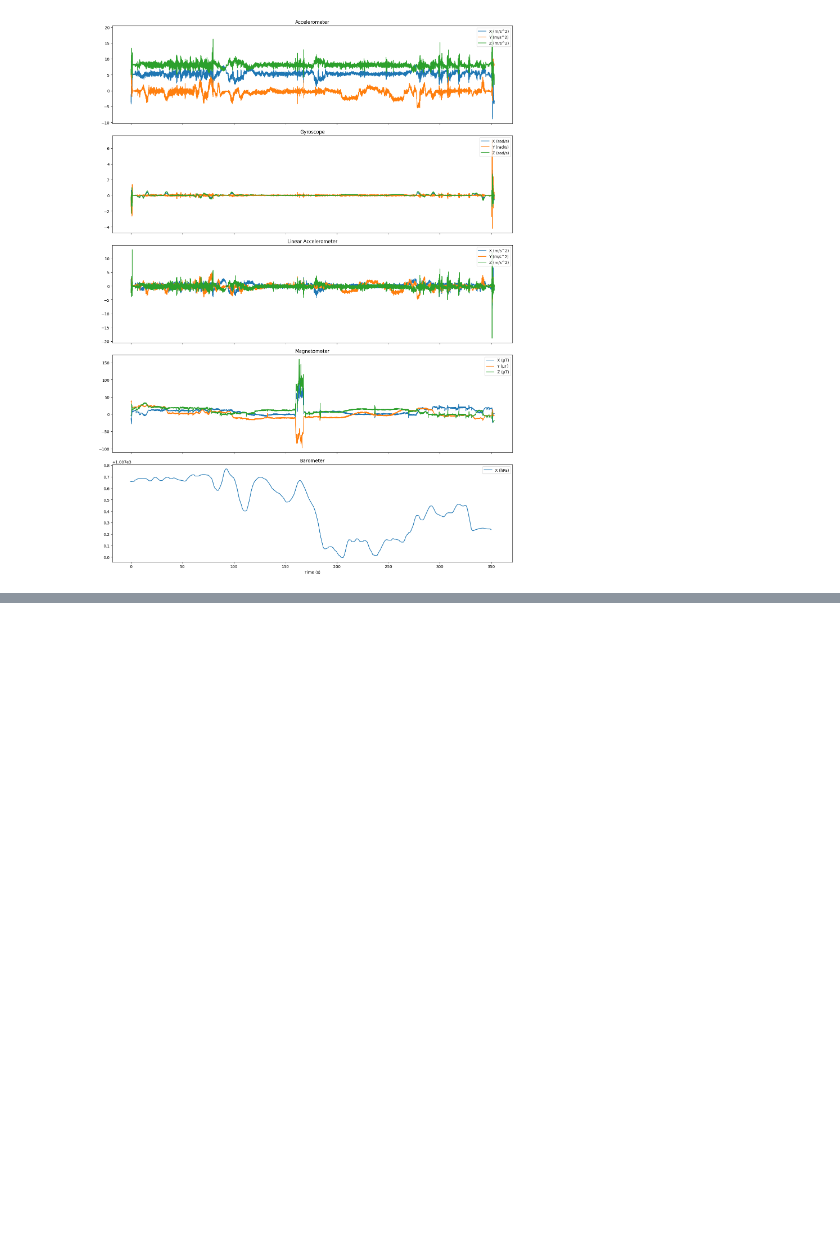
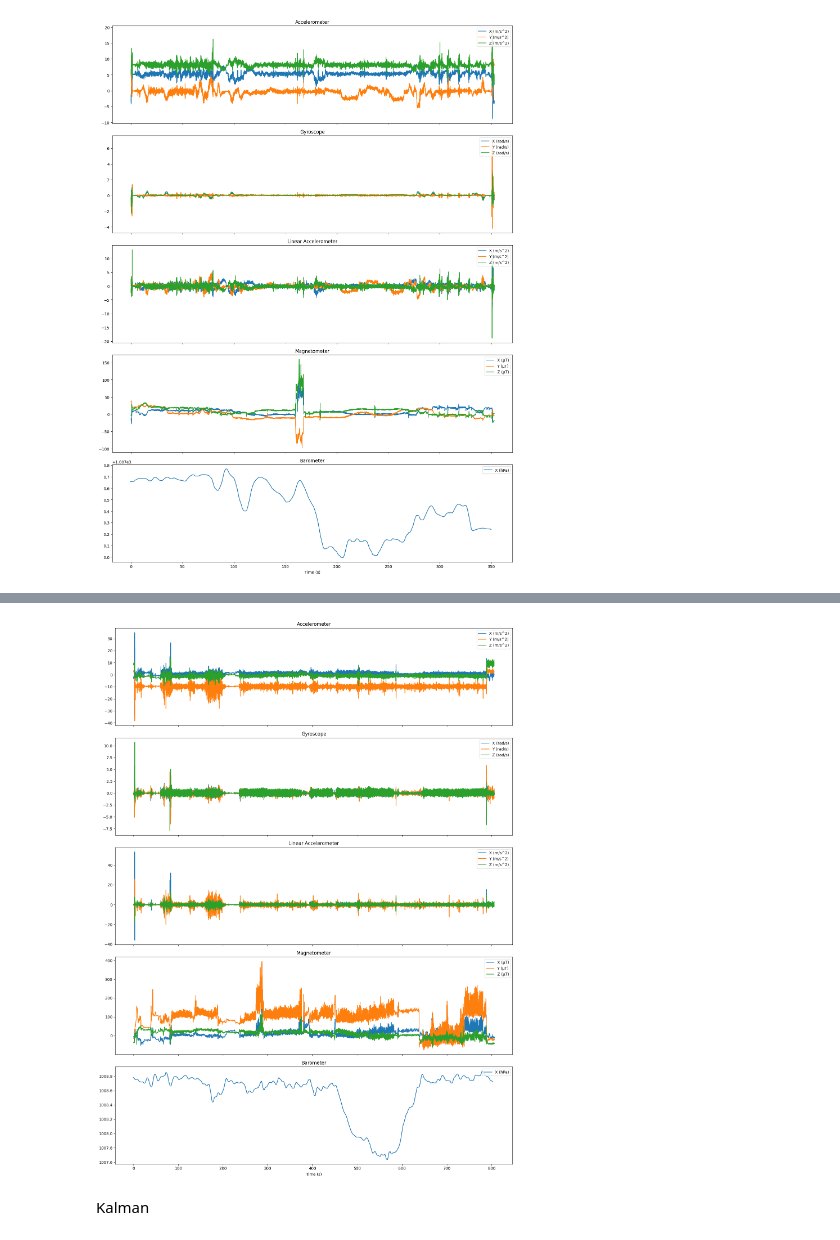
Before and after one commit to PuckVoorham/ML4QS-project, a Jupyter notebook: notebooks/EDA_experiment_joris.ipynb, the cells around one changed output, grey strips where cells are left out. Saved outputs shown, nothing was run; the diff lists cells and outputs as text; code cells hidden in the pictures; blank space fills up the shorter version.

Commit message:
Kalman

```diff
--- a/notebooks/EDA_experiment_joris.ipynb
+++ b/notebooks/EDA_experiment_joris.ipynb
@@ -119,0 +99,23 @@ plt.show()
+# %%
+fiets_accelerometer_df = pd.read_csv(r"C:\Users\jdrij\OneDrive\Bureaublad\Master\ML_Github\ML4QS-project\data\experiment_2_fietsen_puck\Accelerometer.csv")
+fiets_barometer_df = pd.read_csv(r"C:\Users\jdrij\OneDrive\Bureaublad\Master\ML_Github\ML4QS-project\data\experiment_2_fietsen_puck\Barometer.csv")
+fiets_gyroscope_df = pd.read_csv(r"C:\Users\jdrij\OneDrive\Bureaublad\Master\ML_Github\ML4QS-project\data\experiment_2_fietsen_puck\Gyroscope.csv")
+fiets_linear_accelerometer_df = pd.read_csv(r"C:\Users\jdrij\OneDrive\Bureaublad\Master\ML_Github\ML4QS-project\data\experiment_2_fietsen_puck\Linear Accelerometer.csv")
+fiets_location_df = pd.read_csv(r"C:\Users\jdrij\OneDrive\Bureaublad\Master\ML_Github\ML4QS-project\data\experiment_2_fietsen_puck\Location.csv")
+fiets_magnetometer_df = pd.read_csv(r"C:\Users\jdrij\OneDrive\Bureaublad\Master\ML_Github\ML4QS-project\data\experiment_2_fietsen_puck\Magnetometer.csv")
+fiets_proximity_df = pd.read_csv(r"C:\Users\jdrij\OneDrive\Bureaublad\Master\ML_Github\ML4QS-project\data\experiment_2_fietsen_puck\Proximity.csv")
+# %%
+sensor_data_dict_fietsen = {
+    "Accelerometer": fiets_accelerometer_df,
+    "Gyroscope": fiets_gyroscope_df,
+    "Linear Accelerometer": fiets_linear_accelerometer_df,
+    "Magnetometer": fiets_magnetometer_df,
+    "Barometer": fiets_barometer_df,
+    # Voeg hier eventueel meer toe zoals hartslag, licht, labels etc.
+}
+
+plot_sensor_data(sensor_data_dict_fietsen)
+# %% [output]
+[figure, added]
+# %% [markdown]
+Kalman
```
Also changed, not shown: parts of 7 cells of this notebook, 9 other files.
